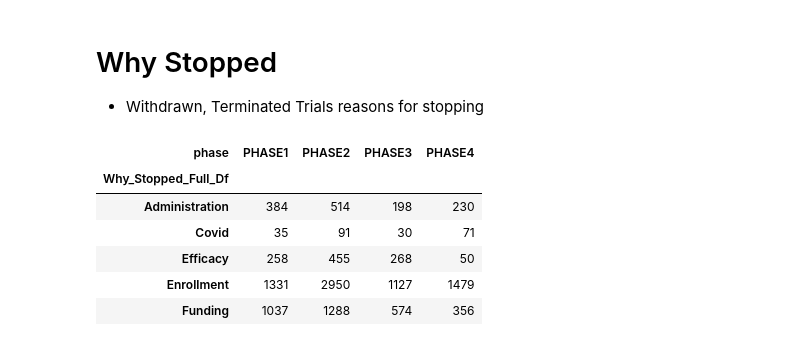
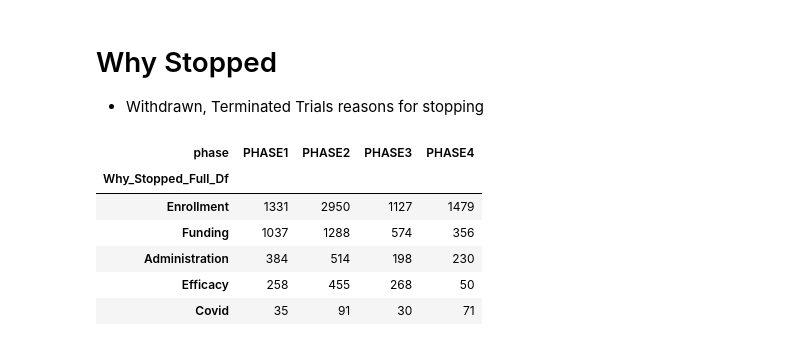
Before and after one commit to AndreouEugenia/Thesis, a Jupyter notebook: 6.Thesis_Results.ipynb, the cells around one changed output. Drawn from its saved outputs; the diff is of its cells as text; code cells hidden in the pictures.

```diff
--- a/6.Thesis_Results.ipynb
+++ b/6.Thesis_Results.ipynb
@@ -357,23 +357,24 @@ Conditions Psychiatry Psychology Anthropology Sociology    -0.0524      0.180
 # %%
 my_terminations = pd.read_pickle(r".\df_sql\my_terminations.pkl")
 my_terminations2 = my_terminations[~my_terminations['phase'].isin(['PHASE1/PHASE2','PHASE2/PHASE3'])][['phase', 'why_stopped2']]
 
 term_pivot = pd.pivot_table(
     data=my_terminations2,
     values='phase',
     index='why_stopped2',
     columns='phase',
     aggfunc='size',
     fill_value=0
 )
 
 term_pivot.index.name = 'Why_Stopped_Full_Df'
+term_pivot = term_pivot.sort_values(by = ['PHASE1'], ascending=False)
 term_pivot
 # %% [output]
 | phase | PHASE1 | PHASE2 | PHASE3 | PHASE4 |
 | Why_Stopped_Full_Df |  |  |  |  |
-| Administration | 384 | 514 | 198 | 230 |
-| Covid | 35 | 91 | 30 | 71 |
-| Efficacy | 258 | 455 | 268 | 50 |
 | Enrollment | 1331 | 2950 | 1127 | 1479 |
 | Funding | 1037 | 1288 | 574 | 356 |
+| Administration | 384 | 514 | 198 | 230 |
+| Efficacy | 258 | 455 | 268 | 50 |
+| Covid | 35 | 91 | 30 | 71 |
```
Also changed, not shown: parts of 4 cells of this notebook, 8 other files.
